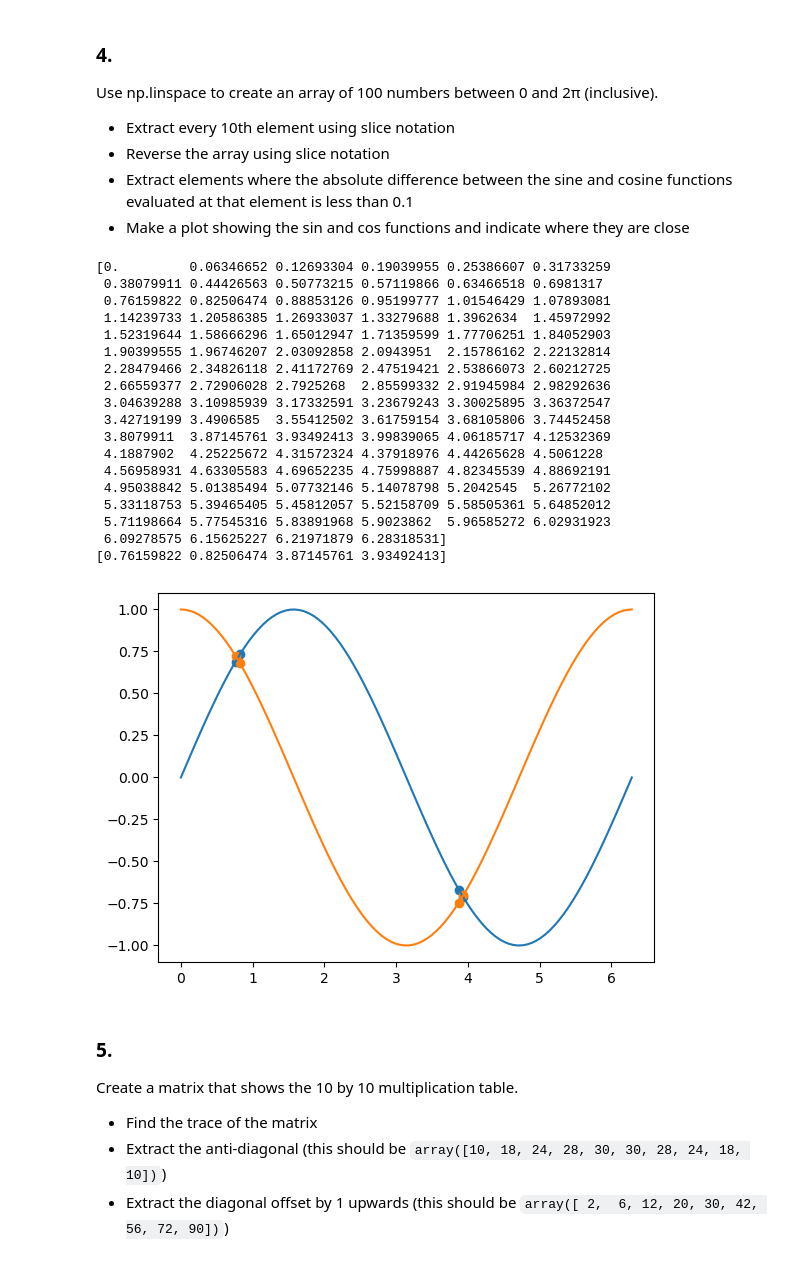
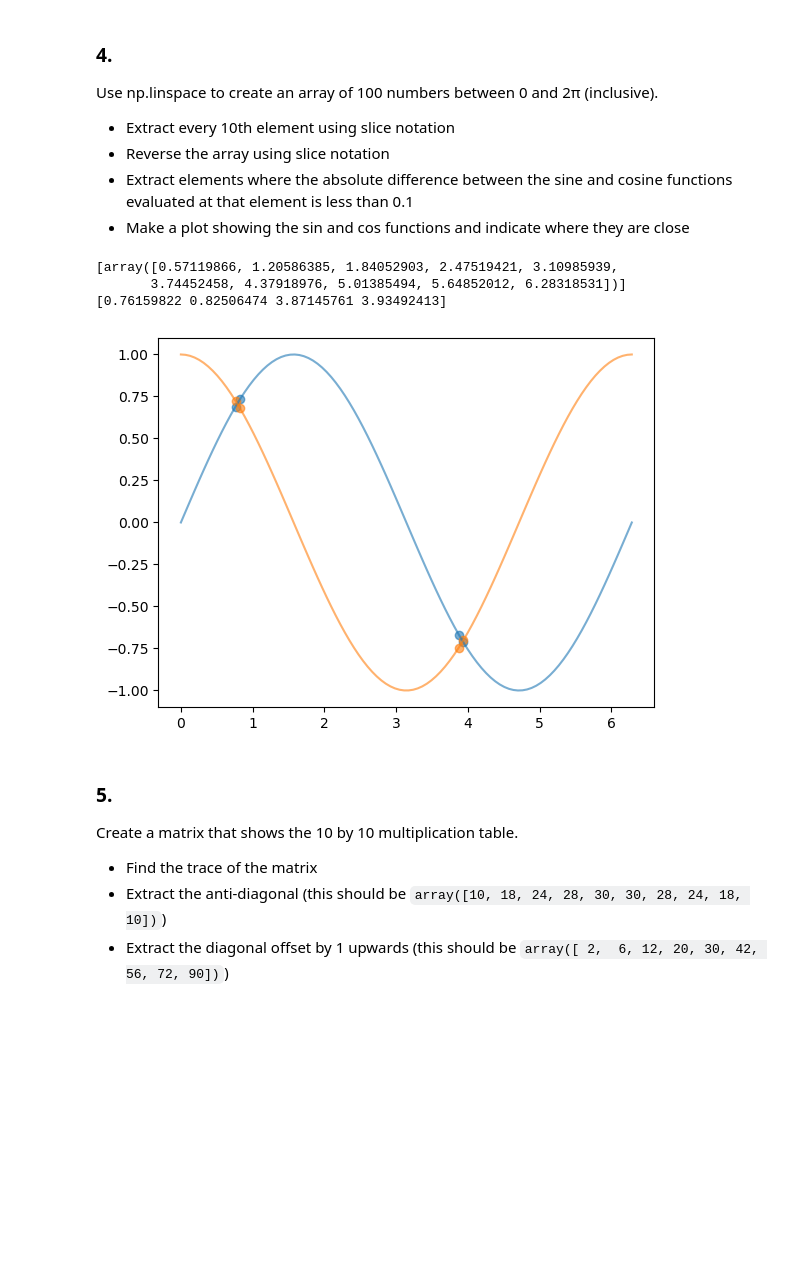
Before and after one commit to seccobenedetto/LCPA, a Jupyter notebook: 04ex_Numpy.ipynb, the cells around one changed output. Drawn from its saved outputs; the diff is of its cells as text; code cells hidden in the pictures; blank space fills up the shorter version.

```diff
--- a/04ex_Numpy.ipynb
+++ b/04ex_Numpy.ipynb
@@ -122,63 +123,34 @@ Use np.linspace to create an array of 100 numbers between 0 and 2π (inclusive).
   * Extract elements where the absolute difference between the sine and cosine functions evaluated at that element is less than 0.1
   * Make a plot showing the sin and cos functions and indicate where they are close
 # %%
-import math
 import numpy as np
-arr = np.linspace(0, 2*math.pi, 100)
-print(arr)
+arr = np.linspace(0, 2*np.pi, 100)
 
 # PUNTO A:
-# i = 10
-# while i<=101:
-#     print( arr[i-1] )
-#     i += 10
-# MODO ALTERNATIVO:
-# print( arr[9::10] )  # stampo dal decimo elemento in poi a step di 10
-
+a = [arr[9::10]]
+print( a )  # stampo dal decimo elemento in poi a step di 10
 
 # PUNTO B:
-# arr1 = np.copy(arr)
-# for i in range(len(arr)):
-#     arr[i] = arr1 [-i-1]
-# print(arr)
-# MODO ALTERNATIVO:
-# print(arr[::-1])
+b = arr[::-1]
+#print( b )
 
 # PUNTO C:
 mask = ( abs( np.sin(arr)-np.cos(arr) ) < 0.1 )
 filt = arr[mask]
 print(filt)
 
 # PUNTO D:
 from matplotlib import pyplot as plt
-# search = np.array( (len(filt)) )
-# # for i in range(len(filt)):
-# #     search = np.where(arr
-plt.plot(arr, np.sin(arr))
-plt.plot(arr, np.cos(arr))
-plt.scatter(filt, np.sin(filt) )
-plt.scatter(filt, np.cos(filt) )
+plt.plot(arr, np.sin(arr), alpha=0.6)
+plt.plot(arr, np.cos(arr), alpha=0.6)
+plt.scatter(filt, np.sin(filt) , alpha=0.6)
+plt.scatter(filt, np.cos(filt) , alpha=0.6)
 plt.show()
 # %% [output]
-[0.         0.06346652 0.12693304 0.19039955 0.25386607 0.31733259
- 0.38079911 0.44426563 0.50773215 0.57119866 0.63466518 0.6981317
- 0.76159822 0.82506474 0.88853126 0.95199777 1.01546429 1.07893081
- 1.14239733 1.20586385 1.26933037 1.33279688 1.3962634  1.45972992
- 1.52319644 1.58666296 1.65012947 1.71359599 1.77706251 1.84052903
- 1.90399555 1.96746207 2.03092858 2.0943951  2.15786162 2.22132814
- 2.28479466 2.34826118 2.41172769 2.47519421 2.53866073 2.60212725
- 2.66559377 2.72906028 2.7925268  2.85599332 2.91945984 2.98292636
- 3.04639288 3.10985939 3.17332591 3.23679243 3.30025895 3.36372547
- 3.42719199 3.4906585  3.55412502 3.61759154 3.68105806 3.74452458
- 3.8079911  3.87145761 3.93492413 3.99839065 4.06185717 4.12532369
- 4.1887902  4.25225672 4.31572324 4.37918976 4.44265628 4.5061228
- 4.56958931 4.63305583 4.69652235 4.75998887 4.82345539 4.88692191
- 4.95038842 5.01385494 5.07732146 5.14078798 5.2042545  5.26772102
- 5.33118753 5.39465405 5.45812057 5.52158709 5.58505361 5.64852012
- 5.71198664 5.77545316 5.83891968 5.9023862  5.96585272 6.02931923
- 6.09278575 6.15625227 6.21971879 6.28318531]
+[array([0.57119866, 1.20586385, 1.84052903, 2.47519421, 3.10985939,
+       3.74452458, 4.37918976, 5.01385494, 5.64852012, 6.28318531])]
 [0.76159822 0.82506474 3.87145761 3.93492413]
-[figure, old version]
+[figure, new version]
 # %% [markdown]
 ### 5\.
 Create a matrix that shows the 10 by 10 multiplication table.
```
Also changed, not shown: parts of 9 cells of this notebook, 11 other files.
